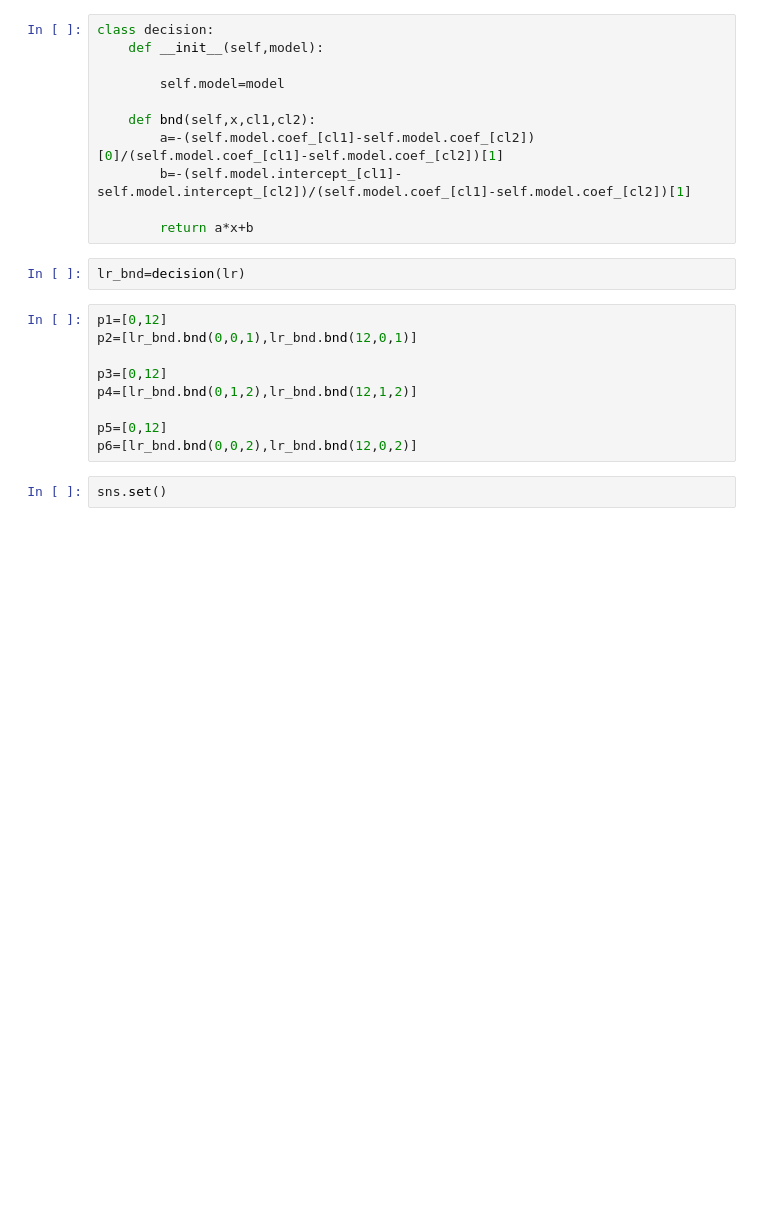
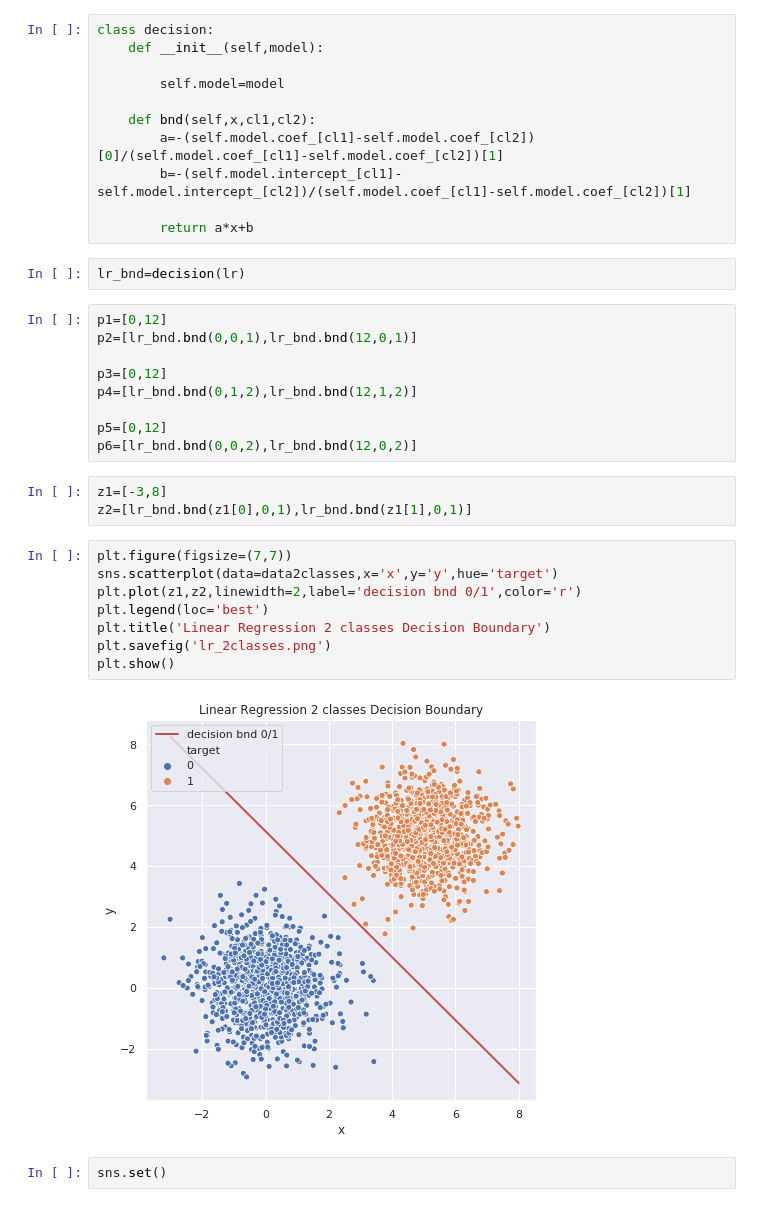
Before and after one commit to joaomvg/machine-learning-algorithms, a Jupyter notebook: Linear_classifiers.ipynb, the cells around one changed output. Drawn from its saved outputs; the diff is of its cells as text; blank space fills up the shorter version.

```diff
--- a/Linear_classifiers.ipynb
+++ b/Linear_classifiers.ipynb
@@ -89,6 +106,19 @@ p4=[lr_bnd.bnd(0,1,2),lr_bnd.bnd(12,1,2)]
 
 p5=[0,12]
 p6=[lr_bnd.bnd(0,0,2),lr_bnd.bnd(12,0,2)]
+# %%
+z1=[-3,8]
+z2=[lr_bnd.bnd(z1[0],0,1),lr_bnd.bnd(z1[1],0,1)]
+# %%
+plt.figure(figsize=(7,7))
+sns.scatterplot(data=data2classes,x='x',y='y',hue='target')
+plt.plot(z1,z2,linewidth=2,label='decision bnd 0/1',color='r')
+plt.legend(loc='best')
+plt.title('Linear Regression 2 classes Decision Boundary')
+plt.savefig('lr_2classes.png')
+plt.show()
+# %% [output]
+[figure, added]
 # %%
 sns.set()
 # %%
```
Also changed, not shown: parts of 10 cells of this notebook, 2 other files.
